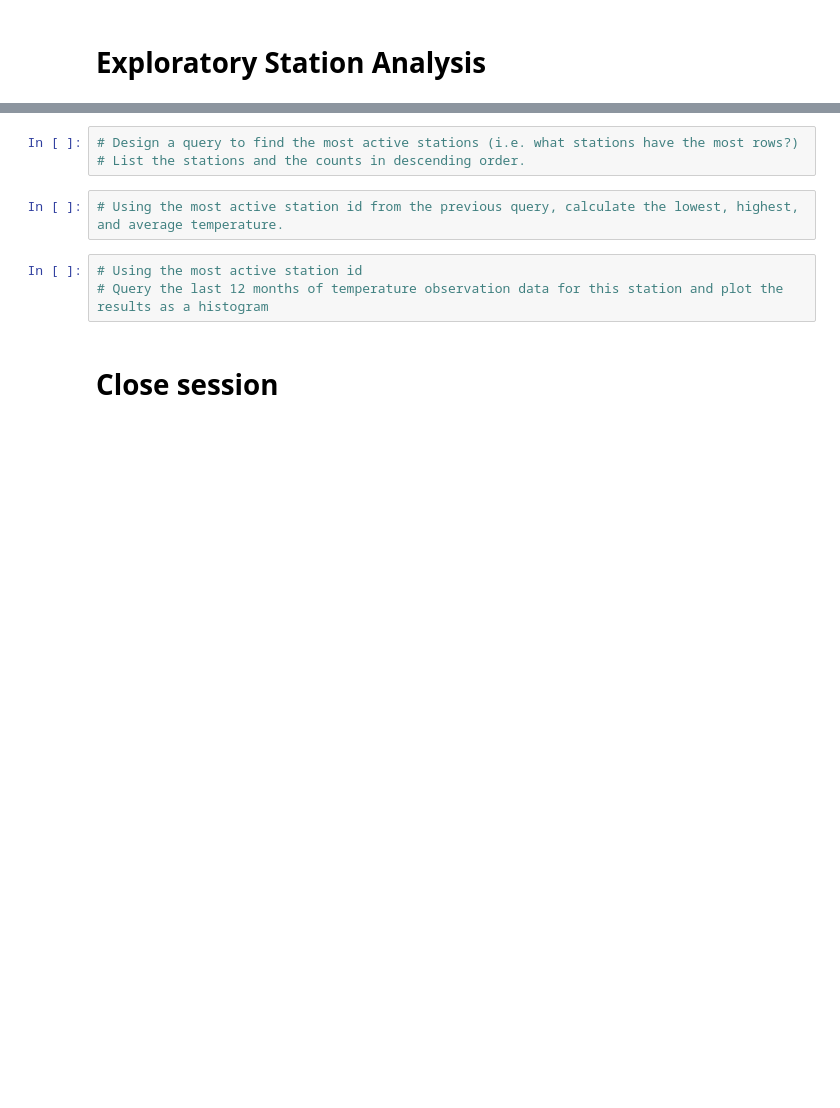
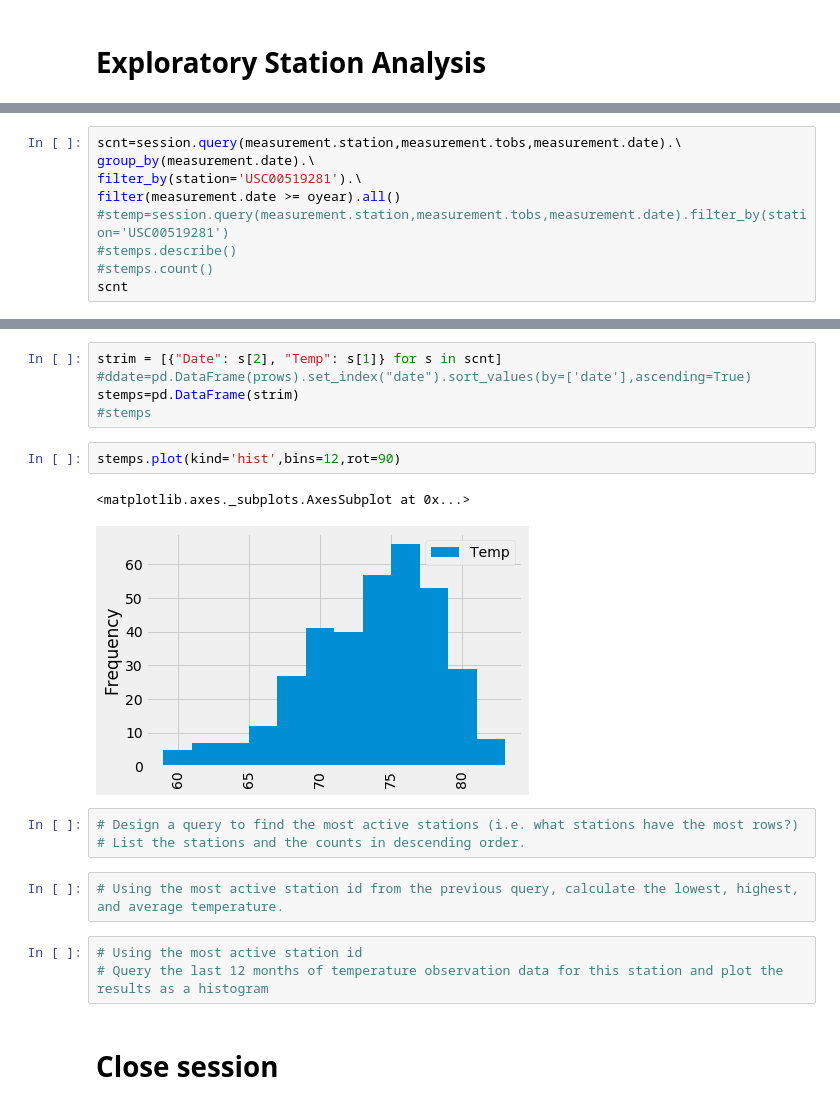
Before and after one commit to Eobodoechine/Climate, a Jupyter notebook: 10-Advanced-Data-Storage-and-Retrieval_Homework_Instructions_climate_starter.ipynb, the cells around one changed output, grey strips where cells are left out. Drawn from its saved outputs; the diff is of its cells as text; blank space fills up the shorter version.

```diff
--- a/10-Advanced-Data-Storage-and-Retrieval_Homework_Instructions_climate_starter.ipynb
+++ b/10-Advanced-Data-Storage-and-Retrieval_Homework_Instructions_climate_starter.ipynb
@@ -61,0 +136,9 @@ Base.classes.keys()
+# %%
+scnt=session.query(measurement.station,measurement.tobs,measurement.date).\
+group_by(measurement.date).\
+filter_by(station='USC00519281').\
+filter(measurement.date >= oyear).all()
+#stemp=session.query(measurement.station,measurement.tobs,measurement.date).filter_by(station='USC00519281')
+#stemps.describe()
+#stemps.count()
+scnt
@@ -62,3 +163,13 @@ Base.classes.keys()
+# %%
+strim = [{"Date": s[2], "Temp": s[1]} for s in scnt]
+#ddate=pd.DataFrame(prows).set_index("date").sort_values(by=['date'],ascending=True)
+stemps=pd.DataFrame(strim)
+#stemps
+# %%
+stemps.plot(kind='hist',bins=12,rot=90)
+# %% [output]
+<matplotlib.axes._subplots.AxesSubplot at 0x...>
+[figure, added]
 # %%
 # Design a query to find the most active stations (i.e. what stations have the most rows?)
 # List the stations and the counts in descending order.
```
Also changed, not shown: parts of 11 cells of this notebook.
